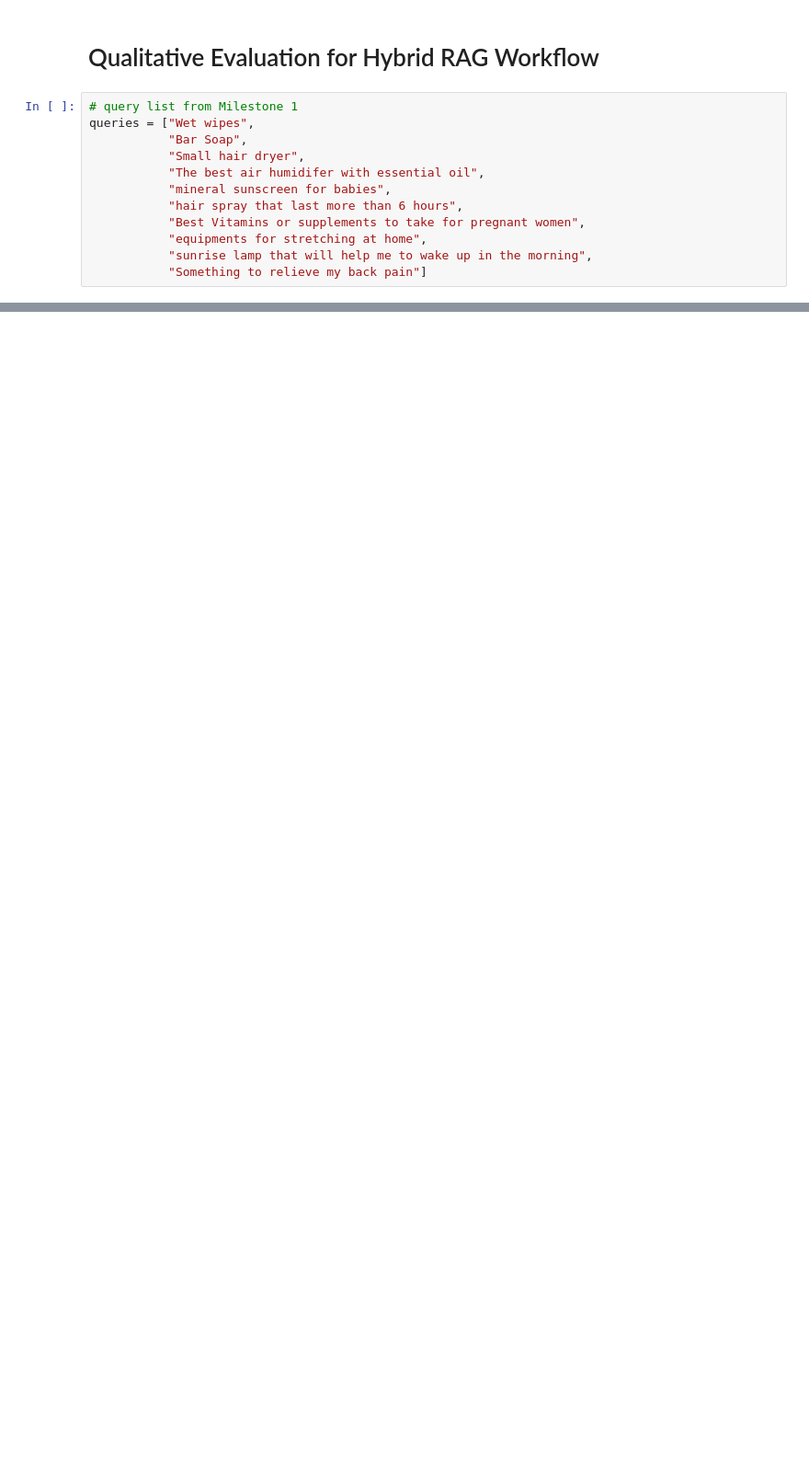
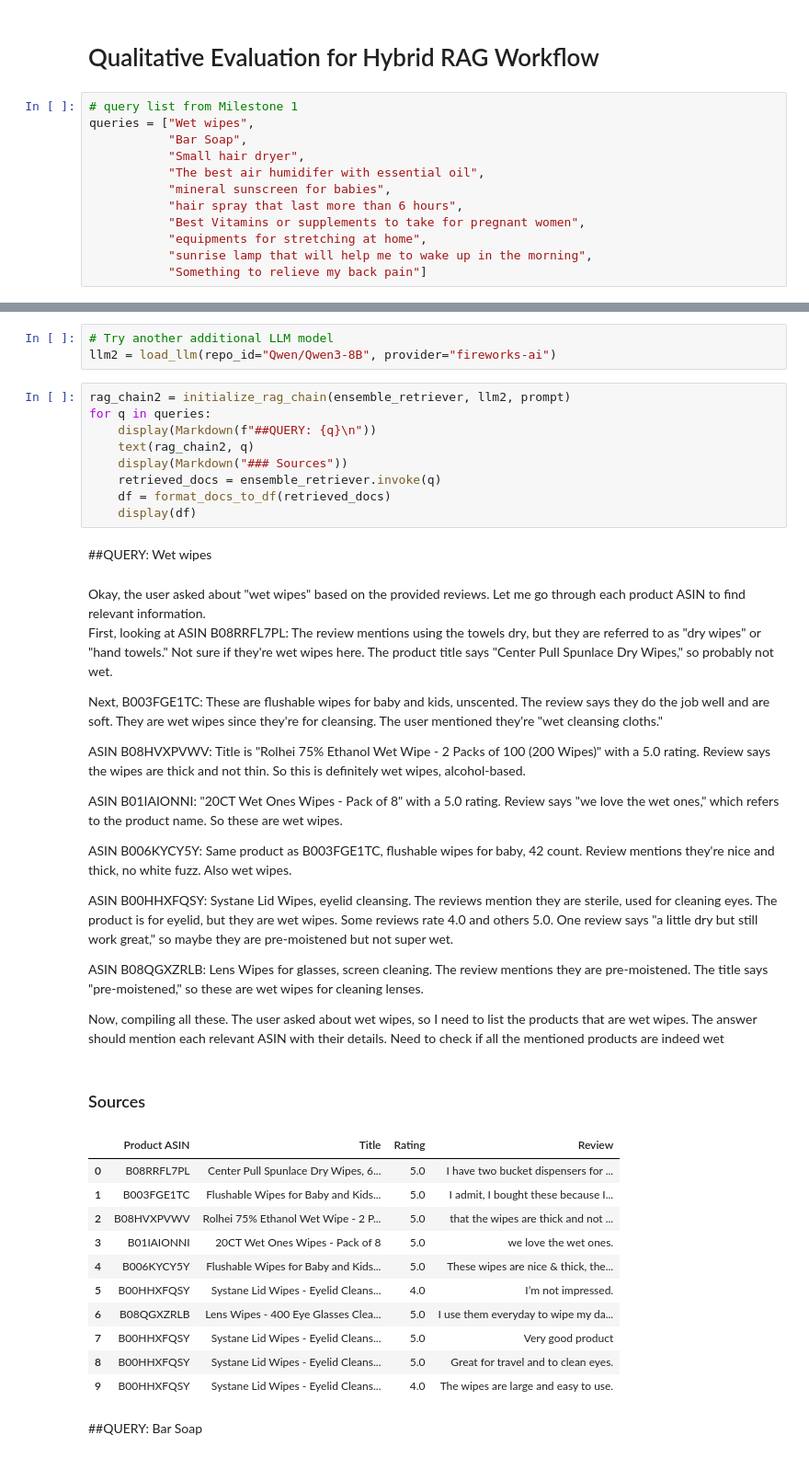
Before and after one commit to UBC-MDS/DSCI_575_project_cliauwyt_cea, a Jupyter notebook: notebooks/milestone2_rag.ipynb, the cells around one changed output, grey strips where cells are left out. Shown at 92% size. Saved outputs shown, nothing was run; the diff lists cells and outputs as text; blank space fills up the shorter version.

```diff
--- a/notebooks/milestone2_rag.ipynb
+++ b/notebooks/milestone2_rag.ipynb
@@ -264,0 +274,45 @@ Please note that compactness can be subjective, and it's always a good idea to c
+# %%
+# Try another additional LLM model
+llm2 = load_llm(repo_id="Qwen/Qwen3-8B", provider="fireworks-ai")
+# %%
+rag_chain2 = initialize_rag_chain(ensemble_retriever, llm2, prompt)
+for q in queries:
+    display(Markdown(f"##QUERY: {q}\n"))
+    text(rag_chain2, q)
+    display(Markdown("### Sources"))
+    retrieved_docs = ensemble_retriever.invoke(q)
+    df = format_docs_to_df(retrieved_docs)
+    display(df)
+# %% [output]
+##QUERY: Wet wipes
+<think>
+Okay, the user asked about "wet wipes" based on the provided reviews. Let me go through each product ASIN to find relevant information.
+
+First, looking at ASIN B08RRFL7PL: The review mentions using the towels dry, but they are referred to as "dry wipes" or "hand towels." Not sure if they're wet wipes here. The product title says "Center Pull Spunlace Dry Wipes," so probably not wet.
+
+Next, B003FGE1TC: These are flushable wipes for baby and kids, unscented. The review says they do the job well and are soft. They are wet wipes since they're for cleansing. The user mentioned they're "wet cleansing cloths."
+
+ASIN B08HVXPVWV: Title is "Rolhei 75% Ethanol Wet Wipe - 2 Packs of 100 (200 Wipes)" with a 5.0 rating. Review says the wipes are thick and not thin. So this is definitely wet wipes, alcohol-based.
+
+ASIN B01IAIONNI: "20CT Wet Ones Wipes - Pack of 8" with a 5.0 rating. Review says "we love the wet ones," which refers to the product name. So these are wet wipes.
+
+ASIN B006KYCY5Y: Same product as B003FGE1TC, flushable wipes for baby, 42 count. Review mentions they're nice and thick, no white fuzz. Also wet wipes.
+
+ASIN B00HHXFQSY: Systane Lid Wipes, eyelid cleansing. The reviews mention they are sterile, used for cleaning eyes. The product is for eyelid, but they are wet wipes. Some reviews rate 4.0 and others 5.0. One review says "a little dry but still work great," so maybe they are pre-moistened but not super wet.
+
+ASIN B08QGXZRLB: Lens Wipes for glasses, screen cleaning. The review mentions they are pre-moistened. The title says "pre-moistened," so these are wet wipes for cleaning lenses.
+
+Now, compiling all these. The user asked about wet wipes, so I need to list the products that are wet wipes. The answer should mention each relevant ASIN with their details. Need to check if all the mentioned products are indeed wet
+### Sources
+|  | Product ASIN | Title | Rating | Review |
+| 0 | B08RRFL7PL | Center Pull Spunlace Dry Wipes, 6... | 5.0 | I have two bucket dispensers for ... |
+| 1 | B003FGE1TC | Flushable Wipes for Baby and Kids... | 5.0 | I admit, I bought these because I... |
+| 2 | B08HVXPVWV | Rolhei 75% Ethanol Wet Wipe - 2 P... | 5.0 | that the wipes are thick and not ... |
+| 3 | B01IAIONNI | 20CT Wet Ones Wipes - Pack of 8 | 5.0 | we love the wet ones. |
+| 4 | B006KYCY5Y | Flushable Wipes for Baby and Kids... | 5.0 | These wipes are nice & thick, the... |
+| 5 | B00HHXFQSY | Systane Lid Wipes - Eyelid Cleans... | 4.0 | I’m not impressed. |
+| 6 | B08QGXZRLB | Lens Wipes - 400 Eye Glasses Clea... | 5.0 | I use them everyday to wipe my da... |
+| 7 | B00HHXFQSY | Systane Lid Wipes - Eyelid Cleans... | 5.0 | Very good product |
+| 8 | B00HHXFQSY | Systane Lid Wipes - Eyelid Cleans... | 5.0 | Great for travel and to clean eyes. |
+| 9 | B00HHXFQSY | Systane Lid Wipes - Eyelid Cleans... | 4.0 | The wipes are large and easy to use. |
+##QUERY: Bar Soap
```
Also changed, not shown: parts of 12 cells of this notebook, 8 other files.
